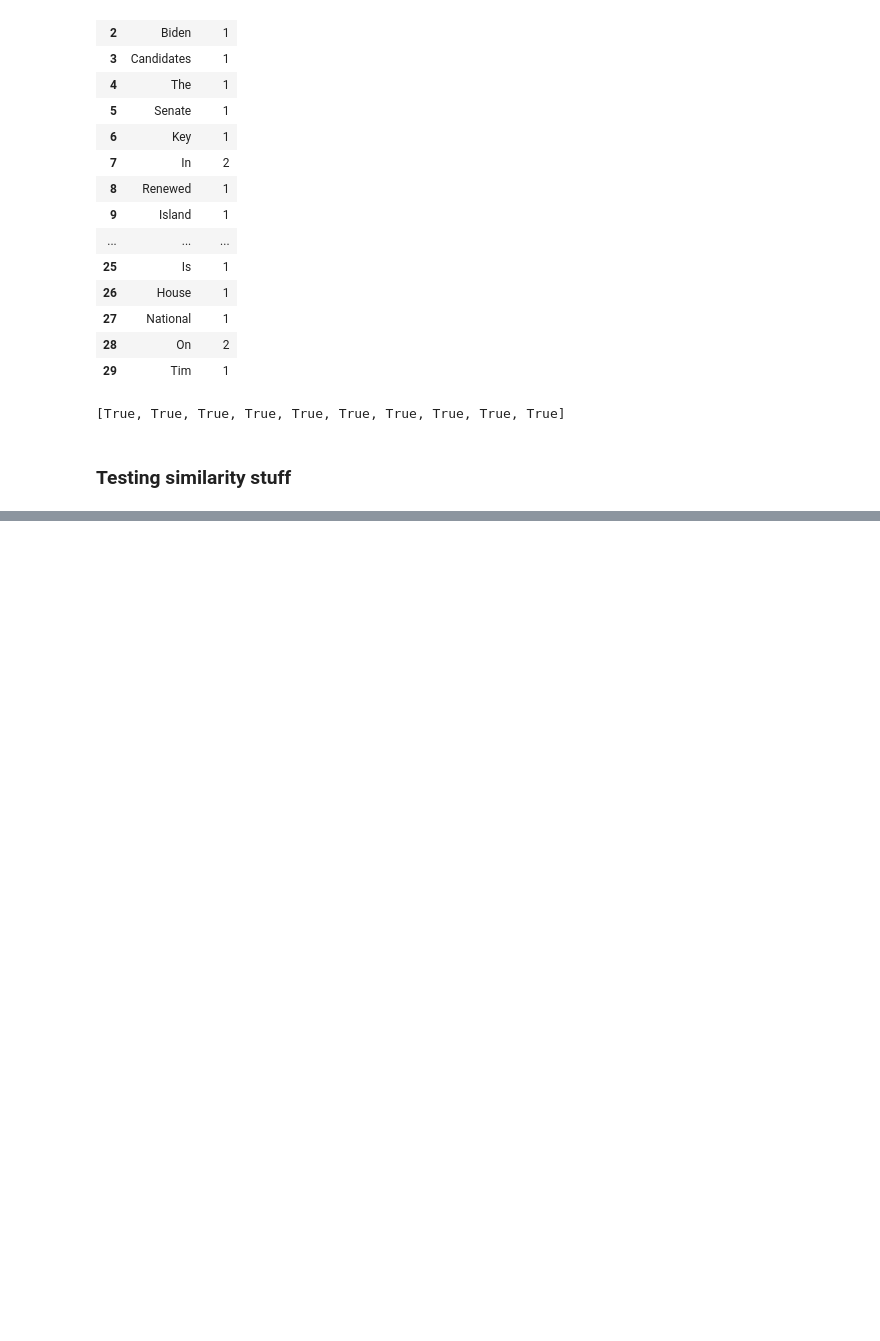
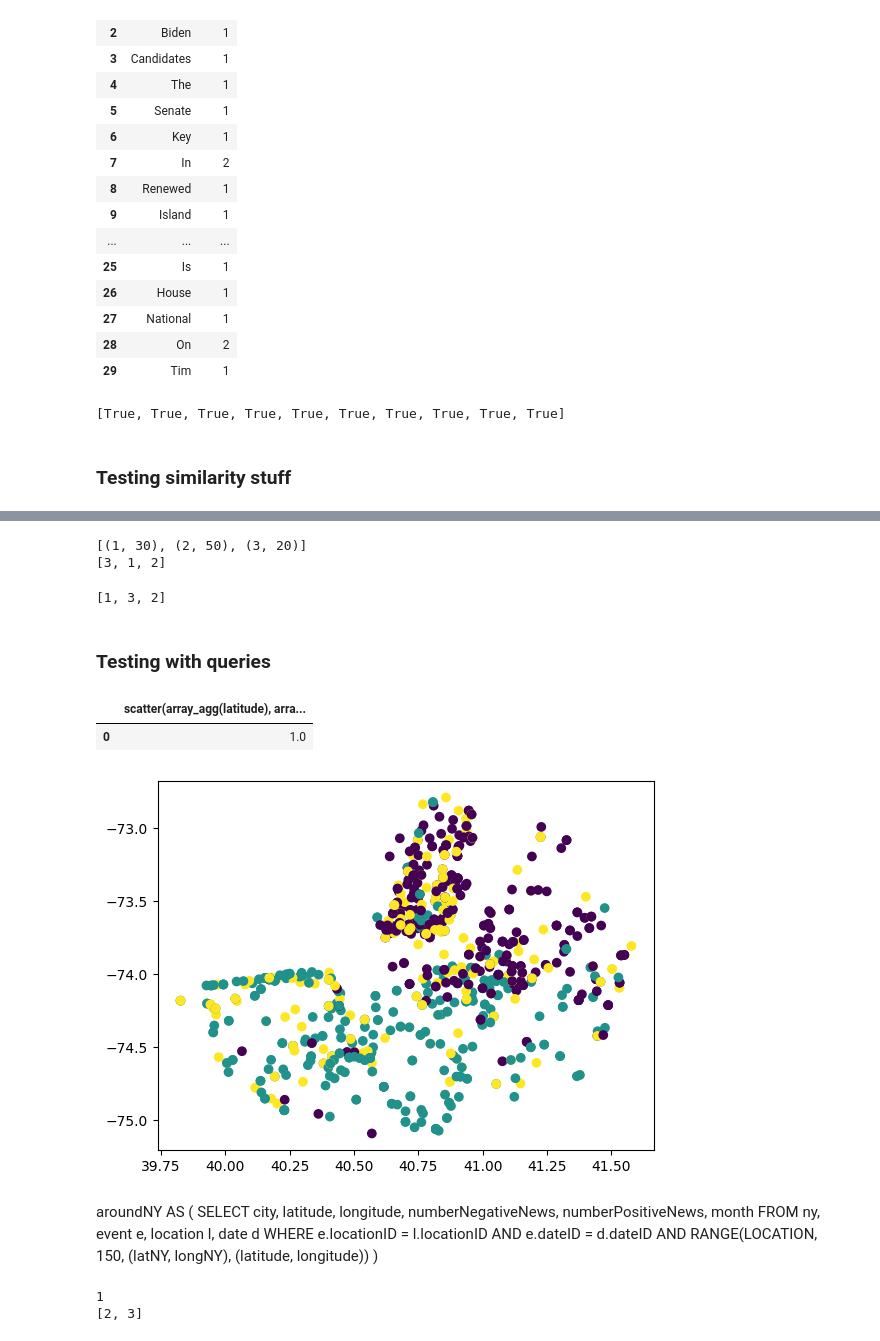
Before and after one commit to felipeVsc/event_mining, a Jupyter notebook: main/duck.ipynb, the cells around one changed output, grey strips where cells are left out. Saved outputs shown, nothing was run; the diff lists cells and outputs as text; code cells hidden in the pictures; blank space fills up the shorter version.

Commit message:
constructing queries

```diff
--- a/main/duck.ipynb
+++ b/main/duck.ipynb
@@ -259,0 +329,69 @@ a(3,2,1)
+# %%
+a = [30, 50, 20]
+
+# Enumerar a lista 'a' a partir do índice 1
+enumerated_list = list(enumerate(a, start=1))
+print(enumerated_list)
+# Ordenar a lista enumerada com base no valor (segundo elemento de cada tupla)
+sorted_enumerated_list = sorted(enumerated_list, key=lambda x: x[1], reverse=True)
+
+# Extrair os índices ordenados
+indices_ordenados = [indice for indice, valor in sorted_enumerated_list]
+
+print(indices_ordenados)
+# %% [output]
+[(1, 30), (2, 50), (3, 20)]
+[3, 1, 2]
+# %%
+entrada = [50, 70, 60]
+
+# Obter a lista de índices ordenados
+indices_ordenados = [indice for indice, valor in sorted(enumerate(entrada, start=1), key=lambda x: x[1])]
+
+print(indices_ordenados)
+# %% [output]
+[1, 3, 2]
+# %% [markdown]
+### Testing with queries
+# %%
+from duck_solution import EngineDuck
+
+engine = EngineDuck(host='localhost',port='5432',name='postgres',user='postgres',password='password')
+engine.registerAllVisualizeFunctions()
+engine.registerAllMlFunctions()
+engine.registerAllSimilarityFunctions()
+
+engine.runQuery("""
+WITH
+ny AS (
+    SELECT latitude AS latNY, longitude AS longNY
+    FROM location
+    WHERE city = 'New York'
+),
+cities as (SELECT latitude as latCities, longitude as longCities from location WHERE city != 'New York' LIMIT 10),
+aroundNY AS (
+    SELECT city, latitude, longitude, numberNegativeNews, numberPositiveNews, month
+    FROM ny, event e, location l, date d
+    WHERE e.locationID = l.locationID AND e.dateID = d.dateID AND RANGE('haversine', 100, [latNY, longNY], [latitude, longitude])
+) SELECT SCATTER(array_agg(latitude), array_agg(longitude), array_agg(CLUSTER_KMEANS(3, latitude, longitude, numbernegativenews))) from aroundNY
+""")
+# %% [output]
+|  | scatter(array_agg(latitude), arra... |
+| 0 | 1.0 |
+[figure, added]
+# %% [markdown]
+aroundNY AS (
+    SELECT city, latitude, longitude, numberNegativeNews, numberPositiveNews, month
+    FROM ny, event e, location l, date d
+    WHERE e.locationID = l.locationID AND e.dateID = d.dateID AND
+        RANGE(LOCATION, 150, (latNY, longNY), (latitude, longitude))
+)
+# %%
+def teste(*args):
+    print(args[0])
+    teste = [x for x in args[1:]]
+    print(teste)
+teste(1,2,3)
+# %% [output]
+1
+[2, 3]
```
Also changed, not shown: parts of 4 cells of this notebook, 8 other files.
